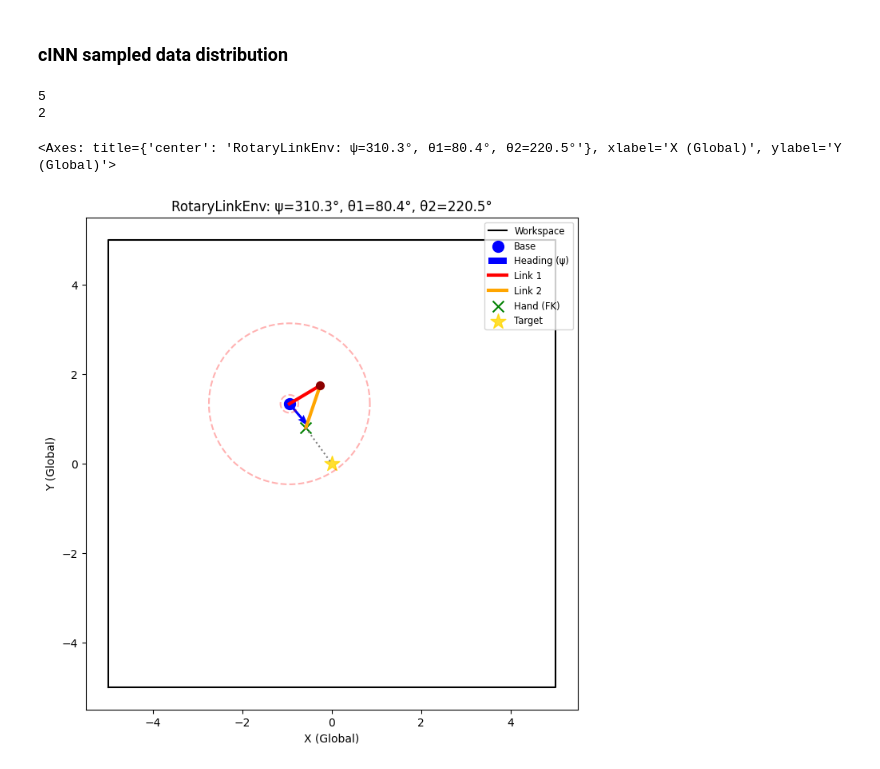
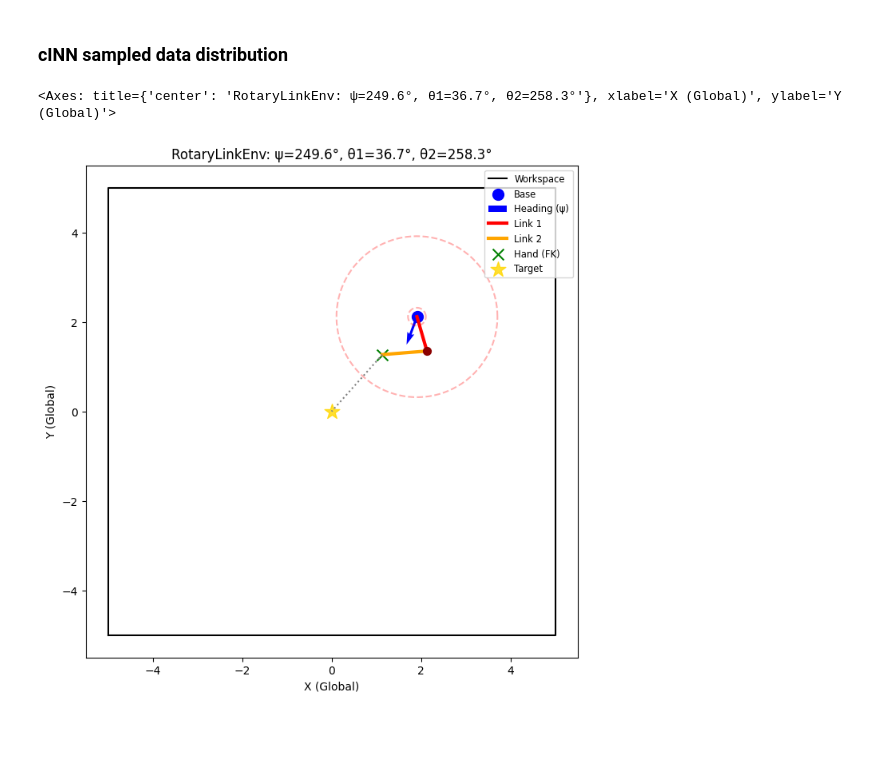
Before and after one commit to kyishanzh/reachability_tests, a Jupyter notebook: rotarylinkenv_test.ipynb, the cells around one changed output. Cells and saved outputs as stored; diff of their text form; code cells hidden in the pictures; blank space fills up the shorter version.

Commit message:
cinn architecture updates, notebook plot axis fixes

```diff
--- a/rotarylinkenv_test.ipynb
+++ b/rotarylinkenv_test.ipynb
@@ -130,16 +140,14 @@ plot_data_distribution(bx, by, psi, th1, th2)
 # %%
 from reachability.models.cinn import CINNConditionalSampler
 cinn_model_path = "outputs/model_ckpts/cinn/cinn_rotarylink_1142026.pt"
 cinn_model = CINNConditionalSampler.load(env, cinn_model_path, device="cpu")
 
 # 1. Generate 2000 samples for a fixed target at the origin
-Q_samples = cinn_model.sample(H_fixed, n_samples=1, rng=rng)
+Q_samples = cinn_model.sample(H_fixed, n_samples=1, rng=rng, sampling_temperature=0)
 env.plot(Q_samples[0].flatten(), H_fixed)
 # %% [output]
-5
-2
+<Axes: title={'center': 'RotaryLinkEnv: ψ=249.6°, θ1=36.7°, θ2=258.3°'}, xlabel='X (Global)', ylabel='Y (Global)'>
-<Axes: title={'center': 'RotaryLinkEnv: ψ=310.3°, θ1=80.4°, θ2=220.5°'}, xlabel='X (Global)', ylabel='Y (Global)'>
-[figure, old version]
+[figure, new version]
 # %%
 # Extract components for plotting -> Q columns: [x, y, psi, th1, th2]
 bx = Q_samples[:, :, 0]
```
Also changed, not shown: parts of 5 cells of this notebook, 5 other files.
